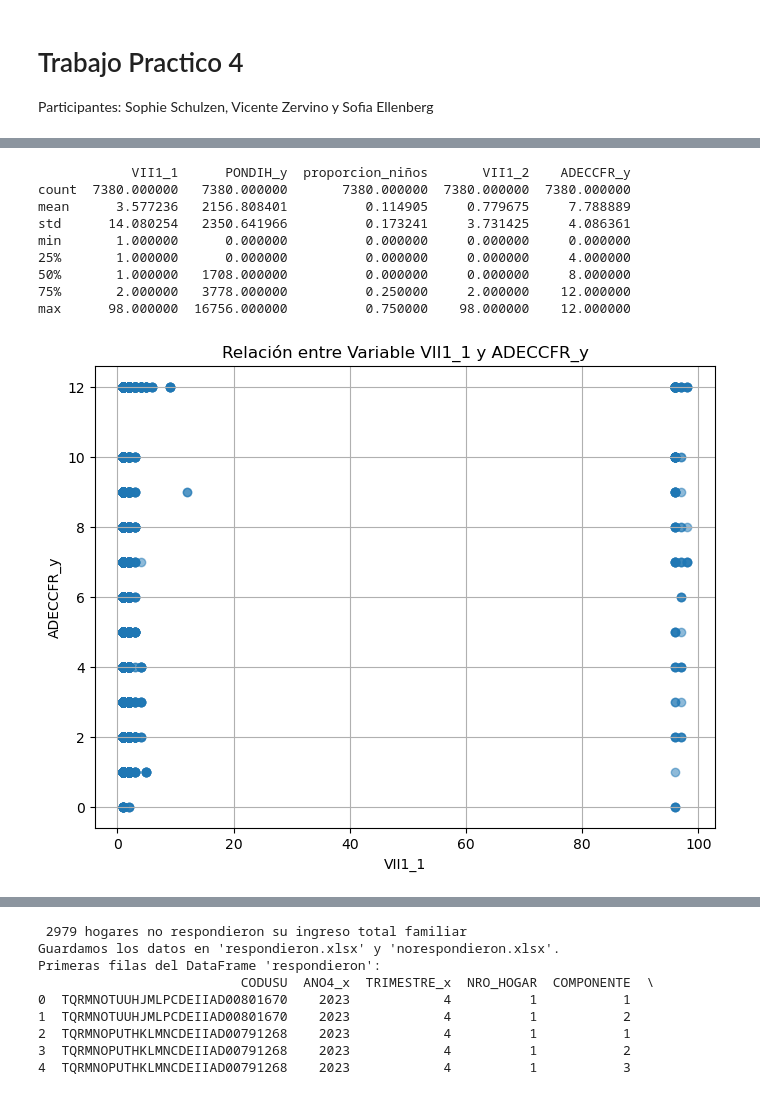
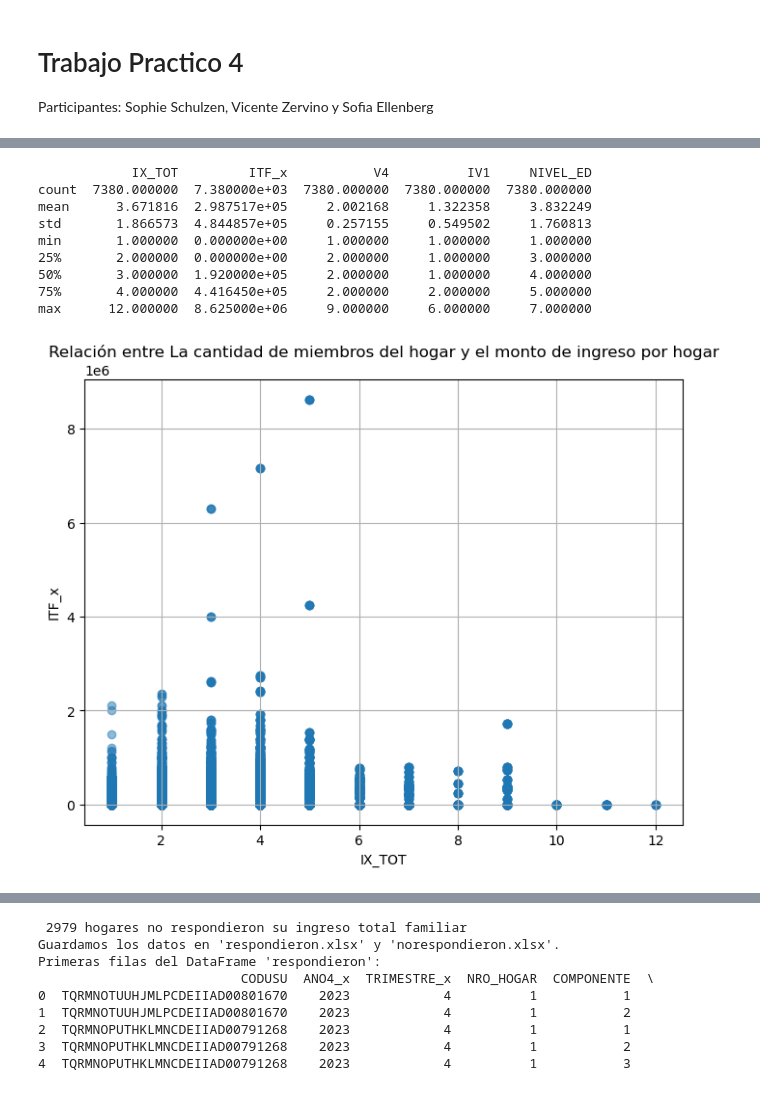
Before and after one commit to VZervino/Big-Data--TP4, a Jupyter notebook: Untitled.ipynb, the cells around one changed output, grey strips where cells are left out. Cells and saved outputs as stored; diff of their text form; code cells hidden in the pictures.

```diff
--- a/Untitled.ipynb
+++ b/Untitled.ipynb
@@ -165,36 +165,37 @@ EPH['personas_por_ambiente'] = EPH['total_personas'] / EPH['IV2']
 EPH = EPH.drop(columns=['total_personas', 'trabajando'])
 # %%
 #5.
-variables_relevantes = ['VII1_1', 'PONDIH_y', 'proporcion_niños', 'VII1_2', 'ADECCFR_y']
+#5.
+variables_relevantes = ['IX_TOT', 'ITF_x', 'V4', 'IV1', 'NIVEL_ED']
 
 # Obtener estadísticas descriptivas
 estadisticas_descriptivas = EPH[variables_relevantes].describe()
-
 print(estadisticas_descriptivas)
 # %% [output]
-            VII1_1      PONDIH_y  proporcion_niños       VII1_2    ADECCFR_y
-count  7380.000000   7380.000000       7380.000000  7380.000000  7380.000000
-mean      3.577236   2156.808401          0.114905     0.779675     7.788889
-std      14.080254   2350.641966          0.173241     3.731425     4.086361
-min       1.000000      0.000000          0.000000     0.000000     0.000000
-25%       1.000000      0.000000          0.000000     0.000000     4.000000
-50%       1.000000   1708.000000          0.000000     0.000000     8.000000
-75%       2.000000   3778.000000          0.250000     2.000000    12.000000
-max      98.000000  16756.000000          0.750000    98.000000    12.000000
+            IX_TOT         ITF_x           V4          IV1     NIVEL_ED
+count  7380.000000  7.380000e+03  7380.000000  7380.000000  7380.000000
+mean      3.671816  2.987517e+05     2.002168     1.322358     3.832249
+std       1.866573  4.844857e+05     0.257155     0.549502     1.760813
+min       1.000000  0.000000e+00     1.000000     1.000000     1.000000
+25%       2.000000  0.000000e+00     2.000000     1.000000     3.000000
+50%       3.000000  1.920000e+05     2.000000     1.000000     4.000000
+75%       4.000000  4.416450e+05     2.000000     2.000000     5.000000
+max      12.000000  8.625000e+06     9.000000     6.000000     7.000000
 # %%
+#6.
 #6.
 #Creamos un grafico de dispersion:
 import matplotlib.pyplot as plt
 
 plt.figure(figsize=(8, 6))
-plt.scatter(EPH['VII1_1'], EPH['ADECCFR_y'], alpha=0.5)
-plt.title('Relación entre Variable VII1_1 y ADECCFR_y')
-plt.xlabel('VII1_1')
-plt.ylabel('ADECCFR_y')
+plt.scatter(EPH['IX_TOT'], EPH['ITF_x'], alpha=0.5)
+plt.title('Relación entre La cantidad de miembros del hogar y el monto de ingreso por hogar')
+plt.xlabel('IX_TOT')
+plt.ylabel('ITF_x')
 plt.grid(True)
 plt.show()
 # %% [output]
-[figure, old version]
+[figure, new version]
 # %%
 #7.
 #Agregamos el archivo tabla adulto equiv.xlsx
```
